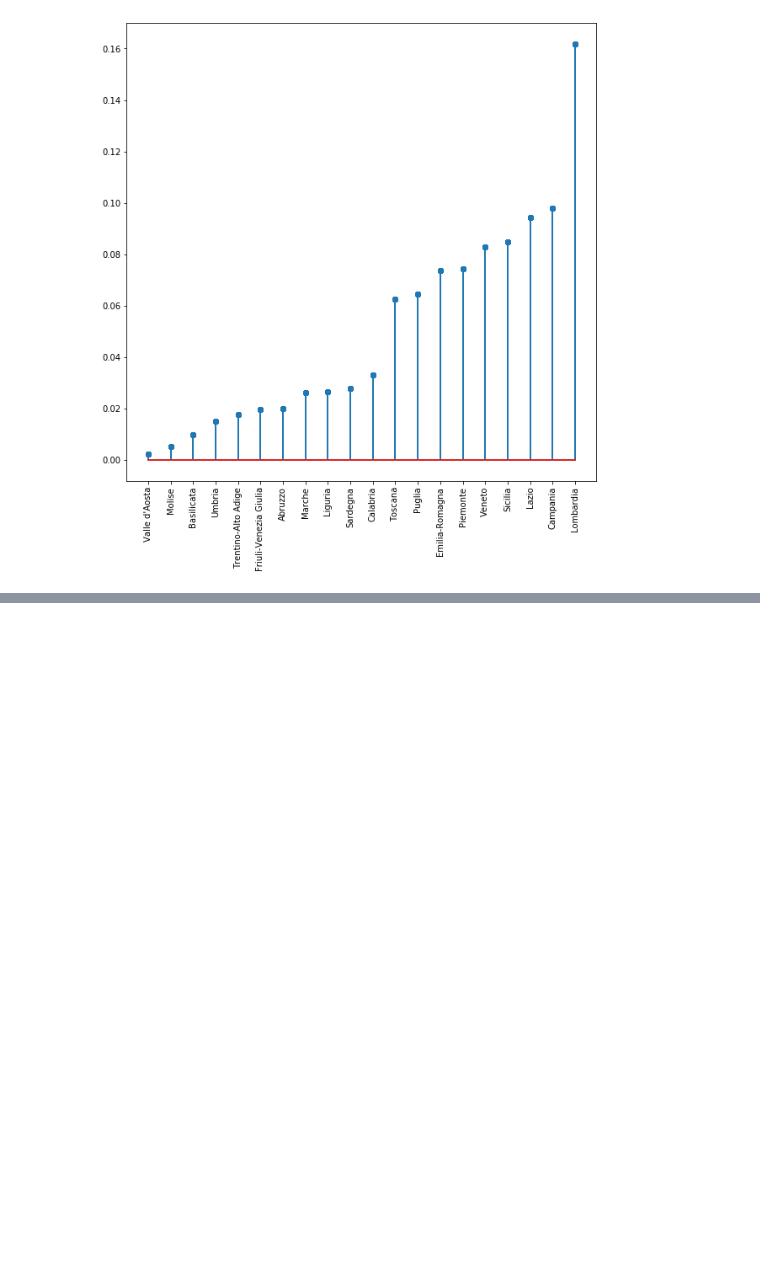
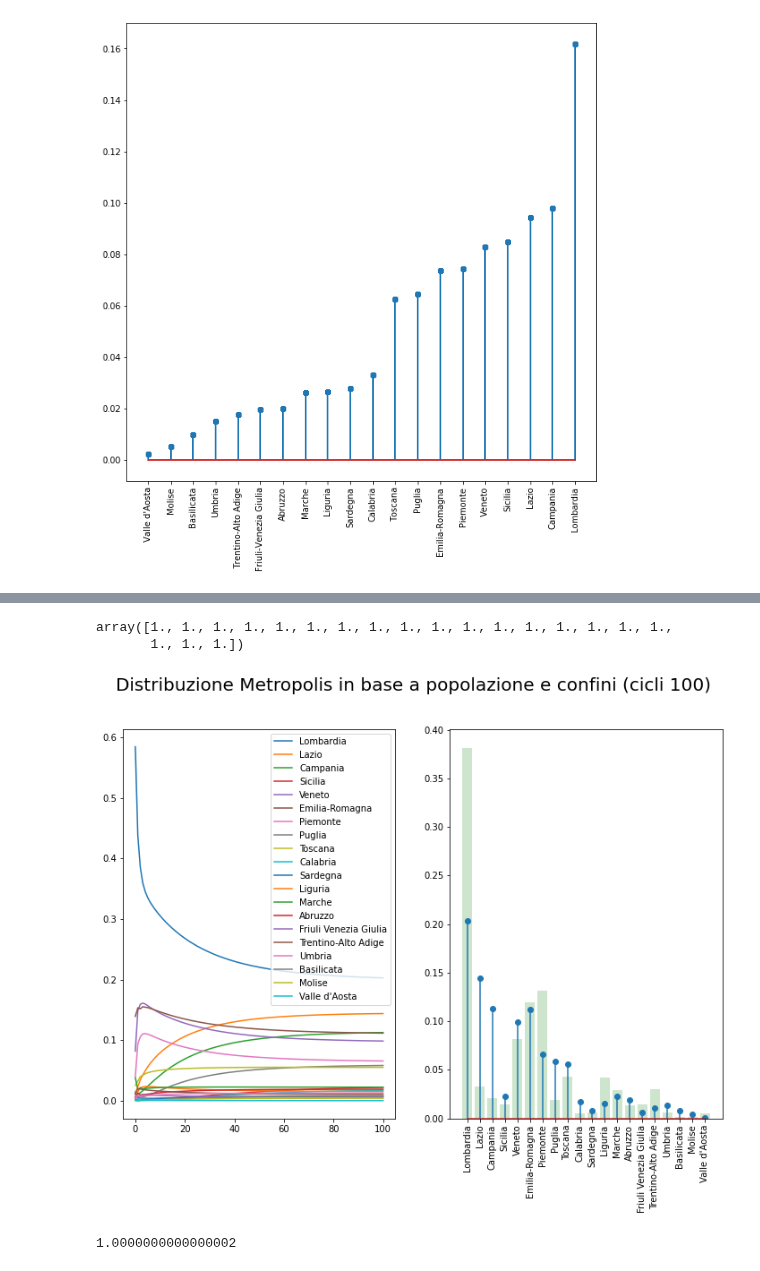
Before and after one commit to maxdevblock/covid-19-italy, a Jupyter notebook: OLD/accadere/matrix.ipynb, the cells around one changed output, grey strips where cells are left out. Saved outputs shown, nothing was run; the diff lists cells and outputs as text; code cells hidden in the pictures; blank space fills up the shorter version.

Commit message:
matrix region

```diff
--- a/OLD/accadere/matrix.ipynb
+++ b/OLD/accadere/matrix.ipynb
@@ -398,0 +433,13 @@ dict_keys(["Valle d'Aosta", 'Molise', 'Basilicata', 'Umbria', 'Trentino-Alto Adi
+# %%
+regioni_cases_distr = {}
+for r in regioni_table.index:
+    print(r)
+    if "Trent" not in r:
+        regioni_cases_distr.update({
+            r: states.loc[data, r] / cases_tot
+        })
+    else:
+        regioni_cases_distr.update({
+            r: (states.loc[data, "P.A. Bolzano"] + states.loc[data, "P.A. Trento"]) / cases_tot
+        })
+regioni_cases_distr
@@ -398,0 +567,5 @@ dict_keys(["Valle d'Aosta", 'Molise', 'Basilicata', 'Umbria', 'Trentino-Alto Adi
+# %%
+regioni_matrix = np.zeros((20,20))
+for r in range(20):
+    for c in range(20):
+        regioni_matrix[r,c] = from_prob_reg(r, c)
@@ -398,0 +592,39 @@ dict_keys(["Valle d'Aosta", 'Molise', 'Basilicata', 'Umbria', 'Trentino-Alto Adi
+# %%
+regioni_matrix.sum(axis=0)
+# %% [output]
+array([1., 1., 1., 1., 1., 1., 1., 1., 1., 1., 1., 1., 1., 1., 1., 1., 1.,
+       1., 1., 1.])
+# %%
+iterations = 100
+
+tot = regioni_table["Popolazione"].sum()
+d = np.array(list(init_distr.values()))
+percorso = [d]
+for i in range(iterations):
+    d = regioni_matrix @ d
+    percorso.append(d)
+
+fig, ax = plt.subplots(1, 2, figsize=(12,8))
+
+#ax[0].set_yscale("log")
+for r in range(20):
+    ax[0].plot(np.array(percorso)[:,r], label=regioni_table.iloc[r].name)
+    #ax[0].text(iterations, percorso[iterations-1][r], regioni_table.iloc[r].name)
+ax[0].legend()
+#ax[0].set_ylim(0,.3)
+#ax[0].set_xlim(0, 50+30)
+
+ax[1].stem(d, use_line_collection=True)
+plt.xticks(np.arange(20), regioni_table.index, rotation=90)
+ax[1].bar(np.arange(20), [regioni_cases_distr[r] for r in regioni_table.index], color="g", alpha=.2)
+fig.set_facecolor('w')
+plt.suptitle(
+    f"Distribuzione Metropolis in base a popolazione e confini (cicli {iterations})",
+    fontsize=20
+)
+plt.show()
+plt.close()
+print(f"{sum(d)}")
+# %% [output]
+[figure, added]
+1.0000000000000002
```
Also changed, not shown: parts of 18 cells of this notebook, 2 other files.
